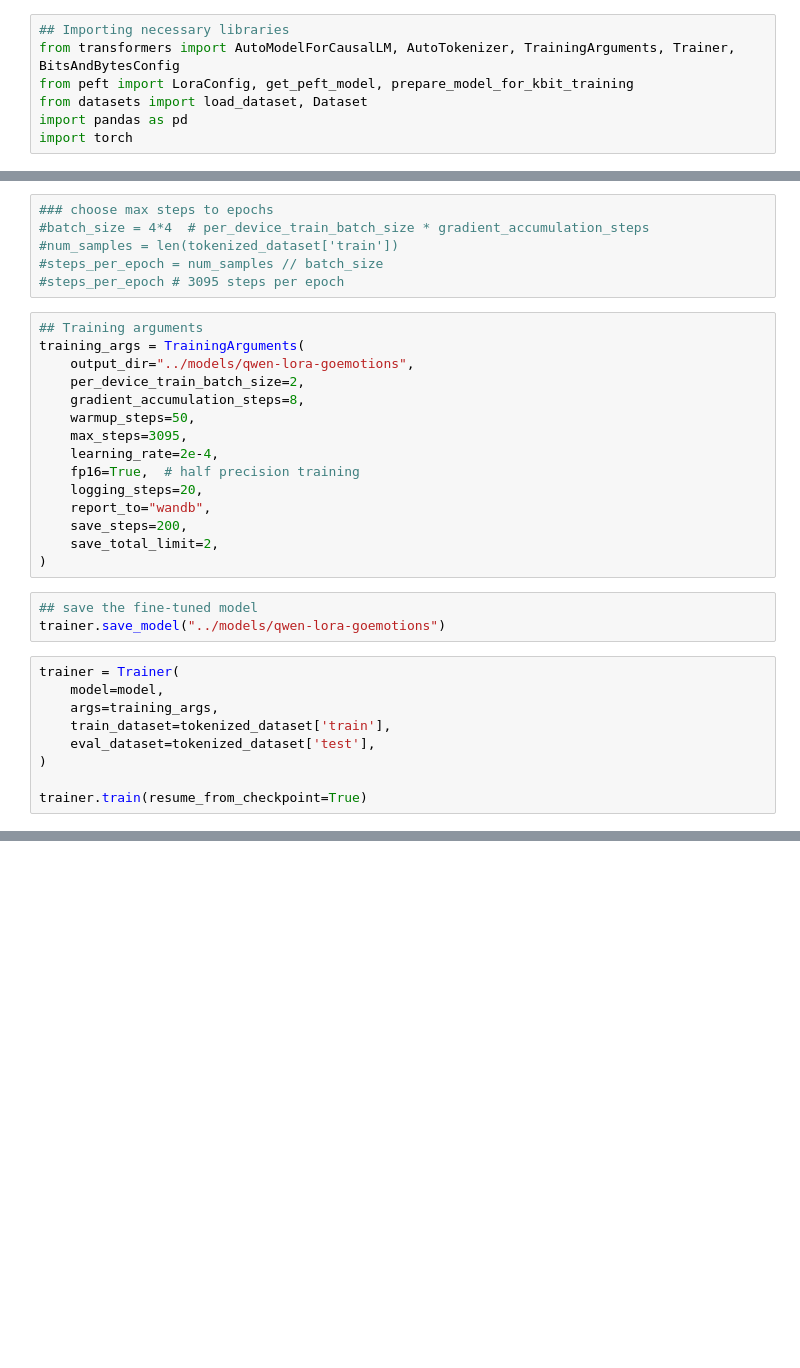
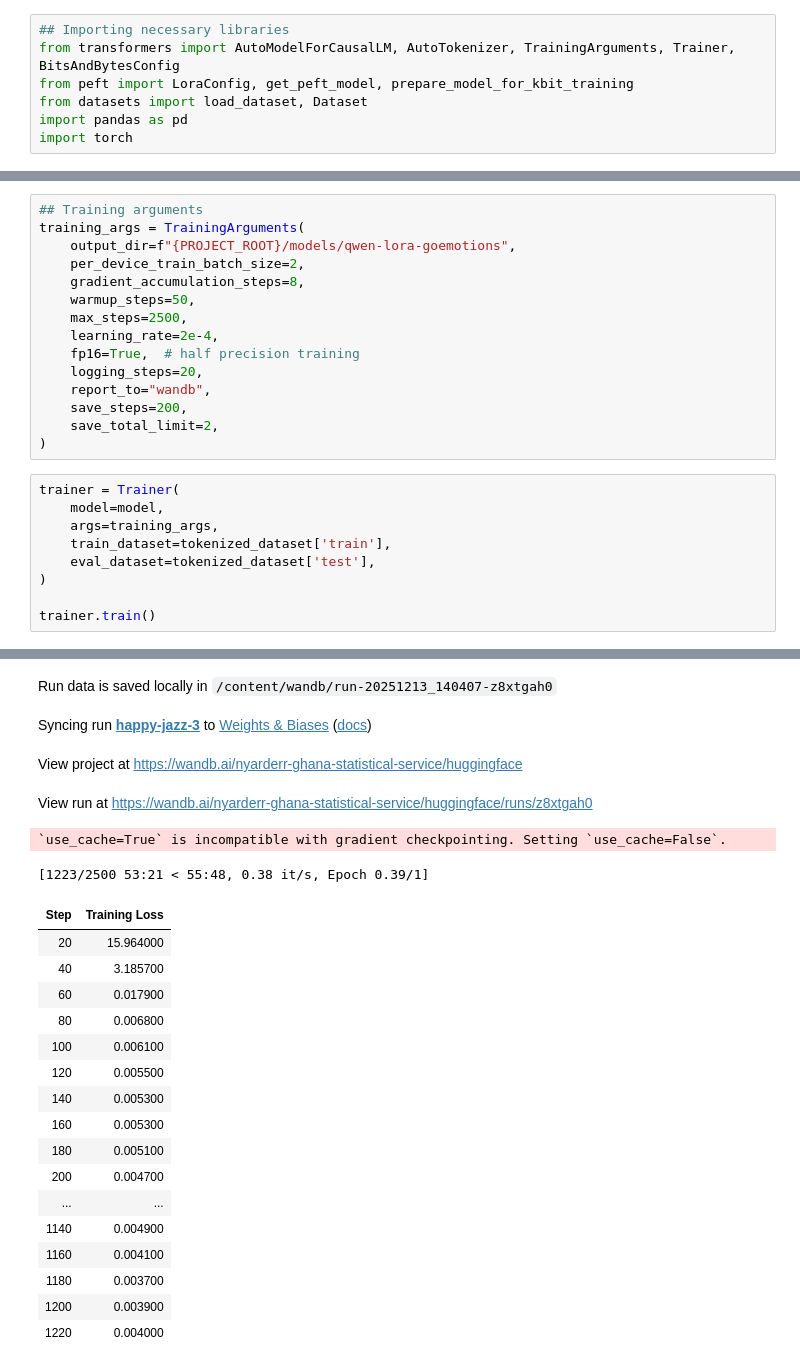
Before and after one commit to nyarderr/moodmate, a Jupyter notebook: training/train_qwen_lora.ipynb, the cells around one changed output, grey strips where cells are left out. Cells and saved outputs as stored; diff of their text form; blank space fills up the shorter version.

```diff
--- a/training/train_qwen_lora.ipynb
+++ b/training/train_qwen_lora.ipynb
@@ -128,17 +144,11 @@ model.print_trainable_parameters()
-# %%
-### choose max steps to epochs
-#batch_size = 4*4  # per_device_train_batch_size * gradient_accumulation_steps
-#num_samples = len(tokenized_dataset['train'])
-#steps_per_epoch = num_samples // batch_size
-#steps_per_epoch # 3095 steps per epoch
 # %%
 ## Training arguments
 training_args = TrainingArguments(
-    output_dir="../models/qwen-lora-goemotions",
+    output_dir=f"{PROJECT_ROOT}/models/qwen-lora-goemotions",
     per_device_train_batch_size=2,
     gradient_accumulation_steps=8,
     warmup_steps=50,
-    max_steps=3095,
+    max_steps=2500,
     learning_rate=2e-4,
     fp16=True,  # half precision training
     logging_steps=20,
@@ -146,9 +156,6 @@ training_args = TrainingArguments(
     save_steps=200,
     save_total_limit=2,
 )
-# %%
-## save the fine-tuned model
-trainer.save_model("../models/qwen-lora-goemotions")
 # %%
 trainer = Trainer(
     model=model,
@@ -157,4 +164,5 @@ trainer = Trainer(
     eval_dataset=tokenized_dataset['test'],
 )
 
-trainer.train(resume_from_checkpoint=True)
+trainer.train()
+# %% [output]
@@ -160,0 +184,23 @@ trainer.train(resume_from_checkpoint=True)
+Run data is saved locally in /content/wandb/run-20251213_140407-z8xtgah0
+Syncing run happy-jazz-3 to Weights & Biases (docs)
+View project at https://wandb.ai/nyarderr-ghana-statistical-service/huggingface
+View run at https://wandb.ai/nyarderr-ghana-statistical-service/huggingface/runs/z8xtgah0
+`use_cache=True` is incompatible with gradient checkpointing. Setting `use_cache=False`.
+[1223/2500 53:21 < 55:48, 0.38 it/s, Epoch 0.39/1]
+| Step | Training Loss |
+| 20 | 15.964000 |
+| 40 | 3.185700 |
+| 60 | 0.017900 |
+| 80 | 0.006800 |
+| 100 | 0.006100 |
+| 120 | 0.005500 |
+| 140 | 0.005300 |
+| 160 | 0.005300 |
+| 180 | 0.005100 |
+| 200 | 0.004700 |
+| ... | ... |
+| 1140 | 0.004900 |
+| 1160 | 0.004100 |
+| 1180 | 0.003700 |
+| 1200 | 0.003900 |
+| 1220 | 0.004000 |
```
Also changed, not shown: parts of 11 cells of this notebook.
